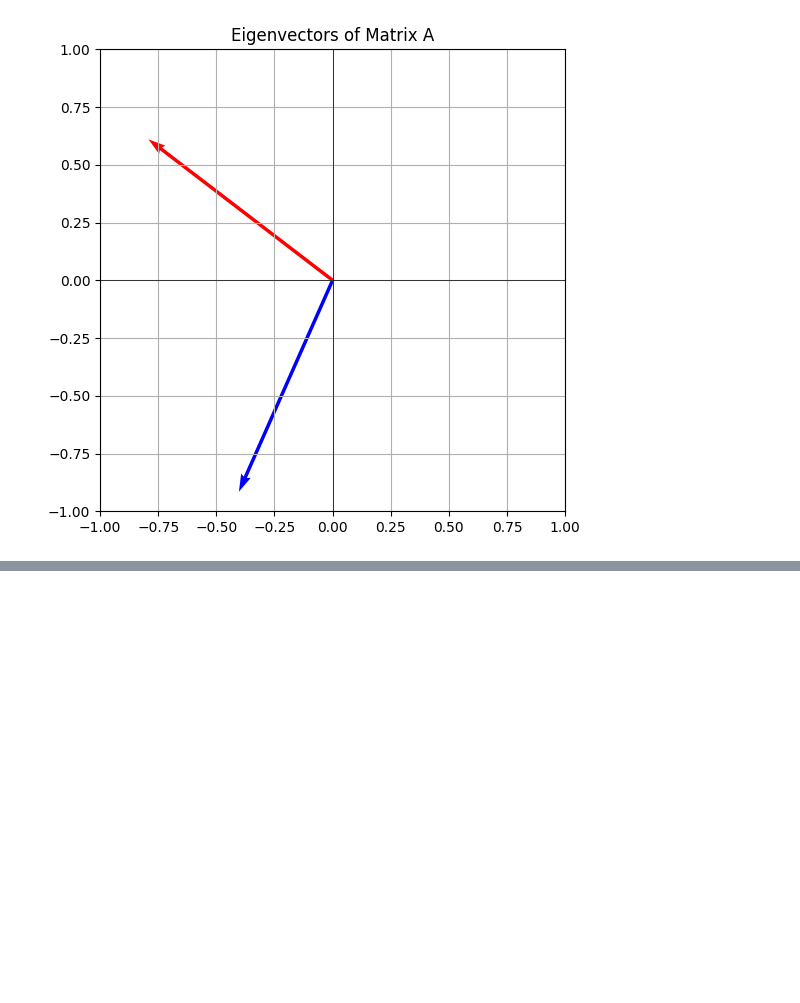
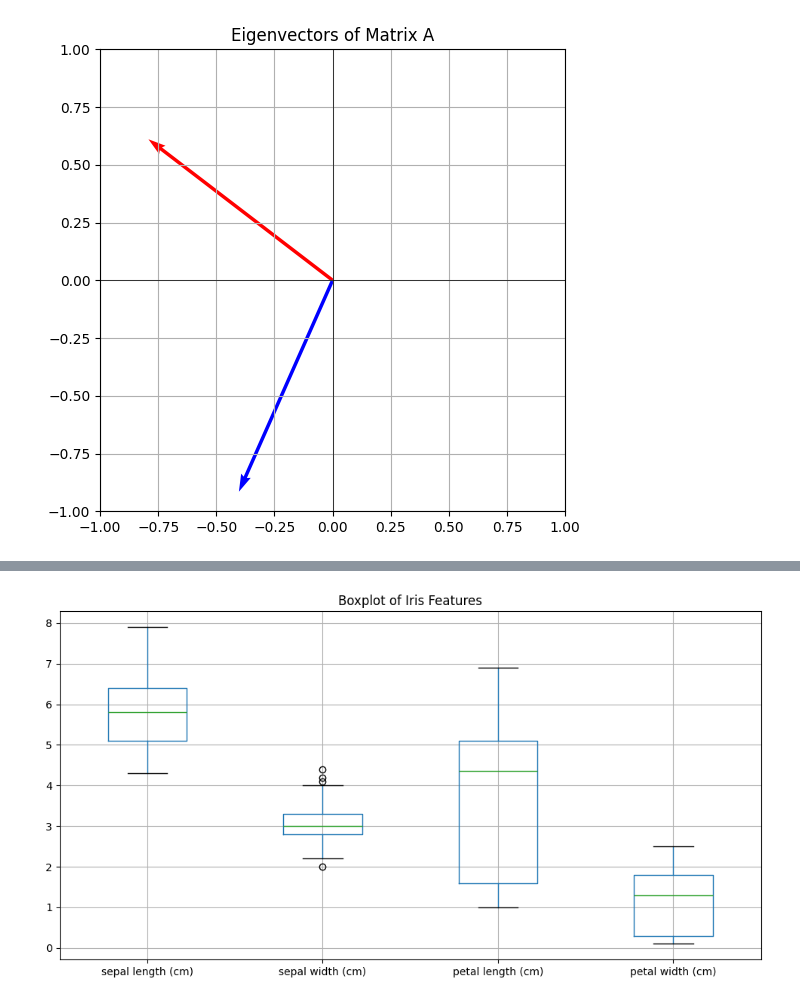
Before and after one commit to pydevcasts/Prostate_BCR, a Jupyter notebook: main.ipynb, the cells around one changed output, grey strips where cells are left out. Cells and saved outputs as stored; diff of their text form; code cells hidden in the pictures; blank space fills up the shorter version.

```diff
--- a/main.ipynb
+++ b/main.ipynb
@@ -65,3 +65,22 @@ plt.title("Eigenvectors of Matrix A")
 plt.show()
 # %% [output]
 [figure]
+# %%
+# Import libraries
+import numpy as np
+import pandas as pd
+import seaborn as sns
+import matplotlib.pyplot as plt
+from sklearn.datasets import load_iris
+from sklearn.preprocessing import StandardScaler
+from scipy.cluster.hierarchy import dendrogram, linkage, fcluster
+
+# Load iris dataset
+iris = load_iris()
+X = iris.data
+y = iris.target
+
+# Convert to DataFrame for better visualization
+df = pd.DataFrame(X, columns=iris.feature_names)
+df['target'] = y
+df.head()
@@ -67,0 +94,8 @@ plt.show()
+# %%
+# Plot boxplots for each feature
+plt.figure(figsize=(12,6))
+df.drop("target", axis=1).boxplot()
+plt.title("Boxplot of Iris Features")
+plt.show()
+# %% [output]
+[figure, added]
```
Also changed, not shown: parts of 9 cells of this notebook, 1 other file.
